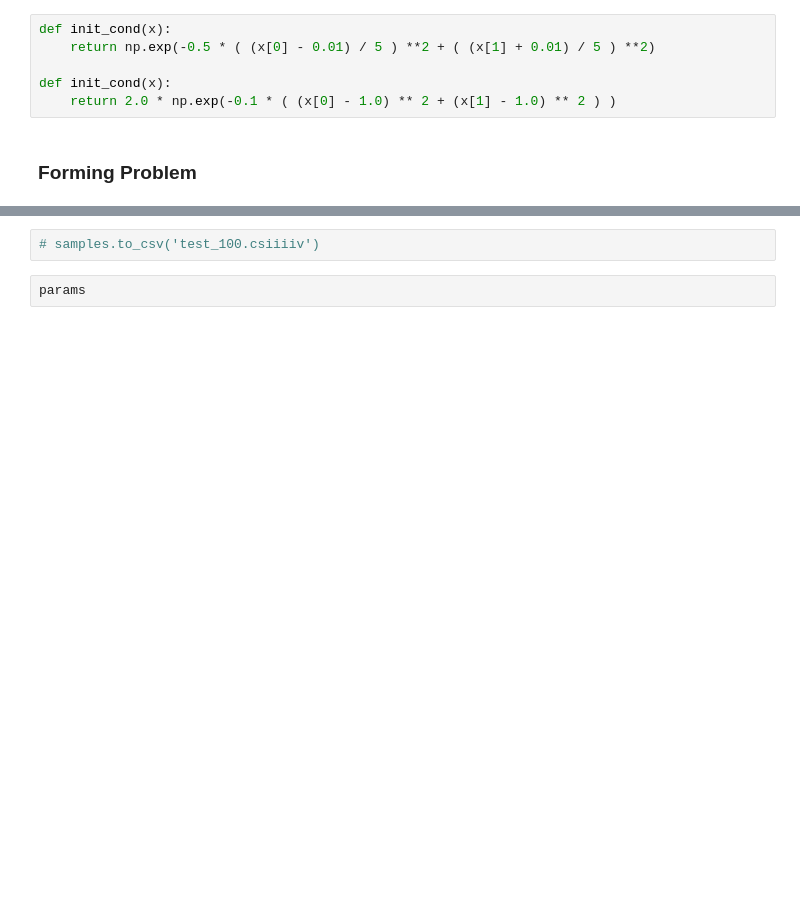
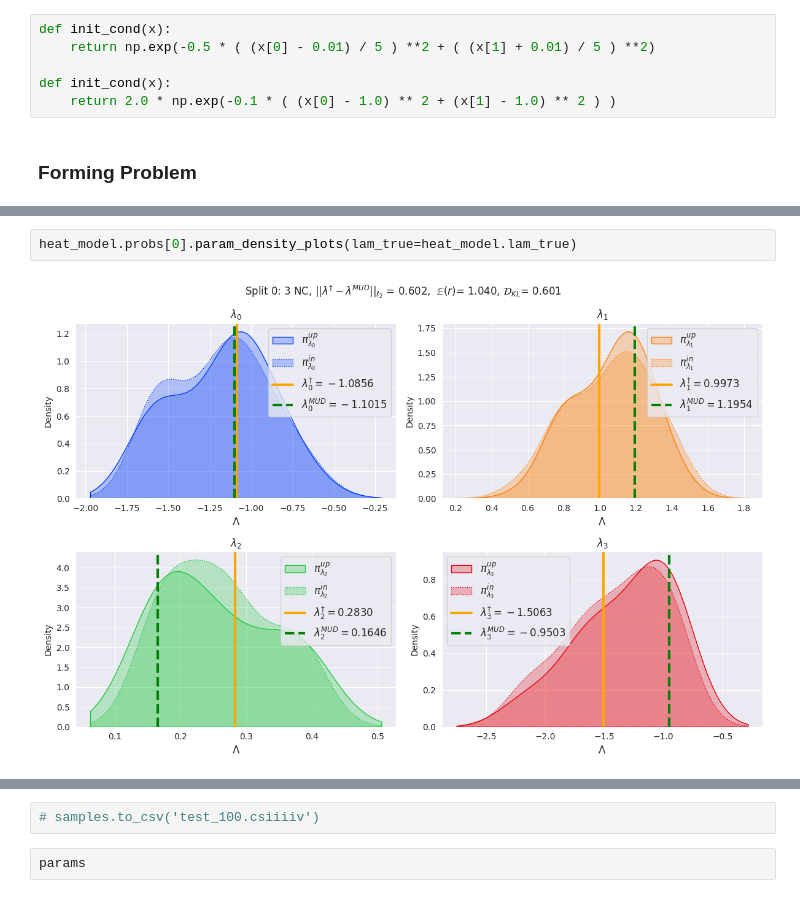
Before and after one commit to UT-CHG/pyDCI, a Jupyter notebook: notebooks/Examples/HeatEquation.ipynb, the cells around one changed output, grey strips where cells are left out. Drawn from its saved outputs; the diff is of its cells as text; blank space fills up the shorter version.

```diff
--- a/notebooks/Examples/HeatEquation.ipynb
+++ b/notebooks/Examples/HeatEquation.ipynb
@@ -192,0 +251,4 @@ def init_cond(x):
+# %%
+heat_model.probs[0].param_density_plots(lam_true=heat_model.lam_true)
+# %% [output]
+[figure, added]
```
Also changed, not shown: parts of 36 cells of this notebook, 5 other files.
